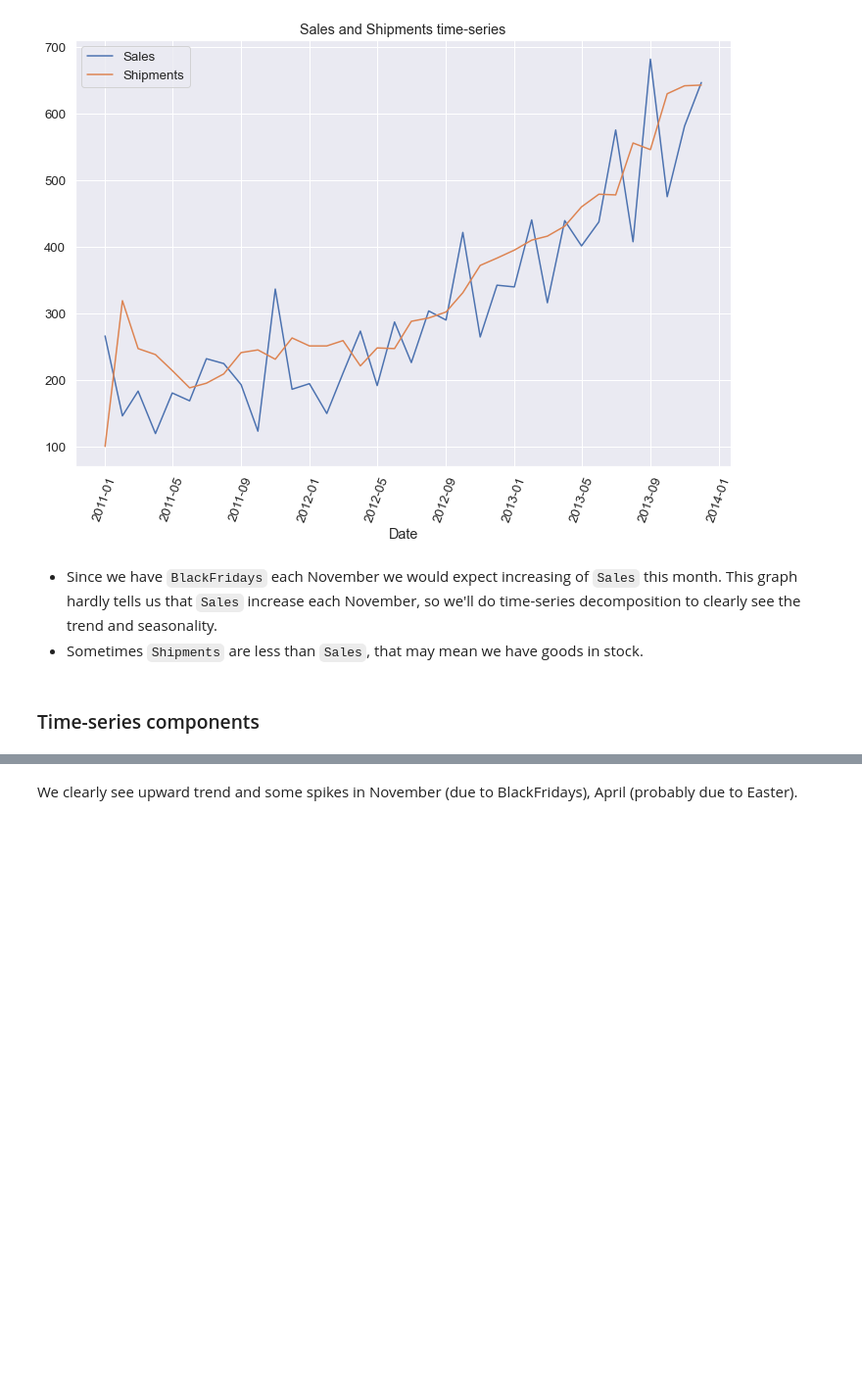
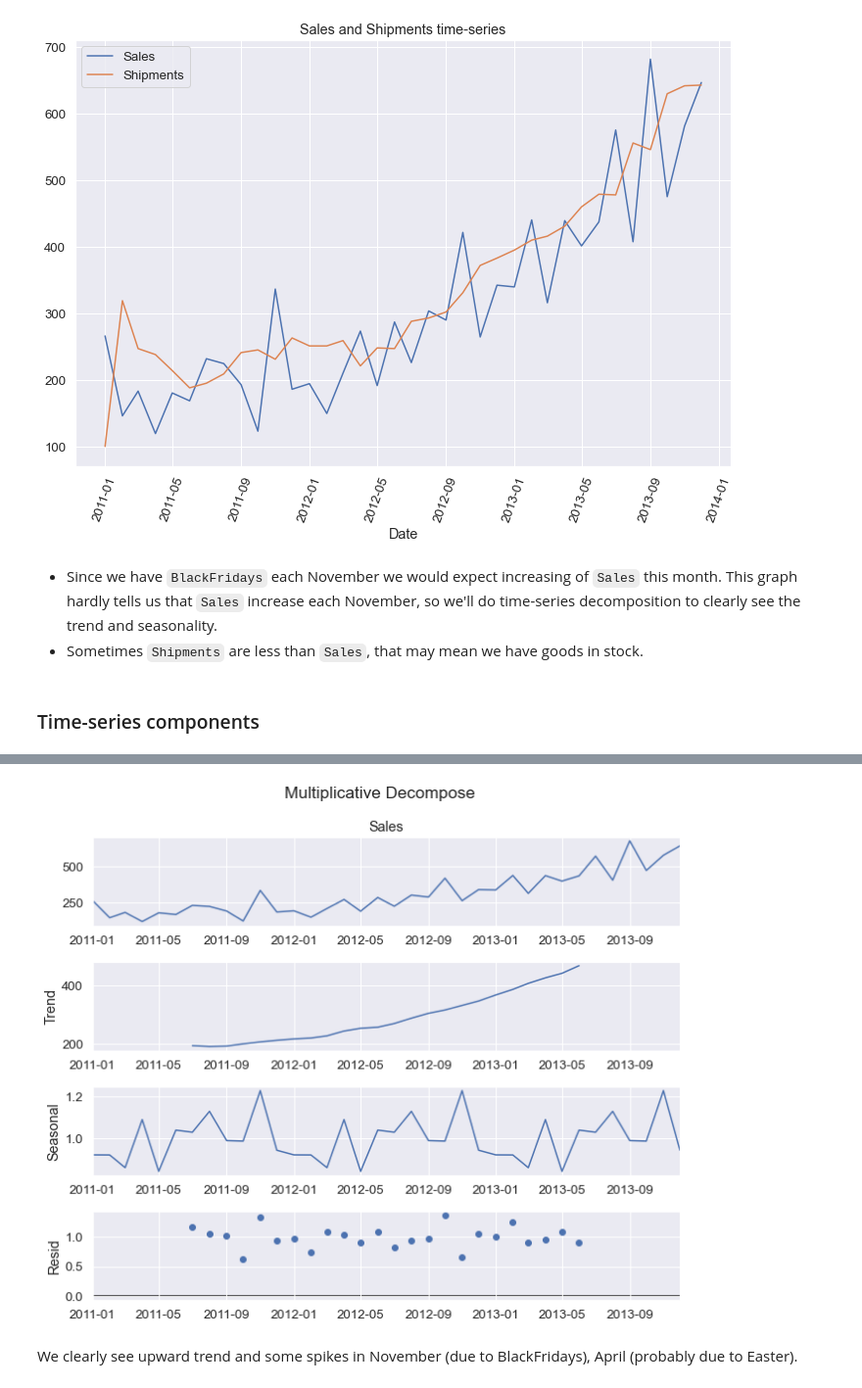
Before and after one commit to Dosann/Time-series-forecast, a Jupyter notebook: shipment_forecast.ipynb, the cells around one changed output, grey strips where cells are left out. Shown at 98% size. Cells and saved outputs as stored; diff of their text form; code cells hidden in the pictures; blank space fills up the shorter version.

```diff
--- a/shipment_forecast.ipynb
+++ b/shipment_forecast.ipynb
@@ -154,14 +159,12 @@ How decomposition works? Why we need to decompose? Reason behind Multiplicative
 # %%
-sales_decomp_add = seasonal_decompose(pos_data.Sales)
 sales_decomp_mul = seasonal_decompose(pos_data.Sales, model='multiplicative')
 plt.rcParams.update({'figure.figsize': (10,8)})
-
-sales_decomp_add.plot().suptitle('Additive Decompose')
-plt.tight_layout(rect=[0, 0, 0.95, 1])
 
 sales_decomp_mul.plot().suptitle('Multiplicative Decompose')
 plt.tight_layout(rect=[0, 0, 0.95, 1])
 plt.show()
+# %% [output]
+[figure, added]
 # %% [markdown]
 We clearly see upward trend and some spikes in November (due to BlackFridays), April (probably due to Easter).
 # %%
```
Also changed, not shown: parts of 41 cells of this notebook.
